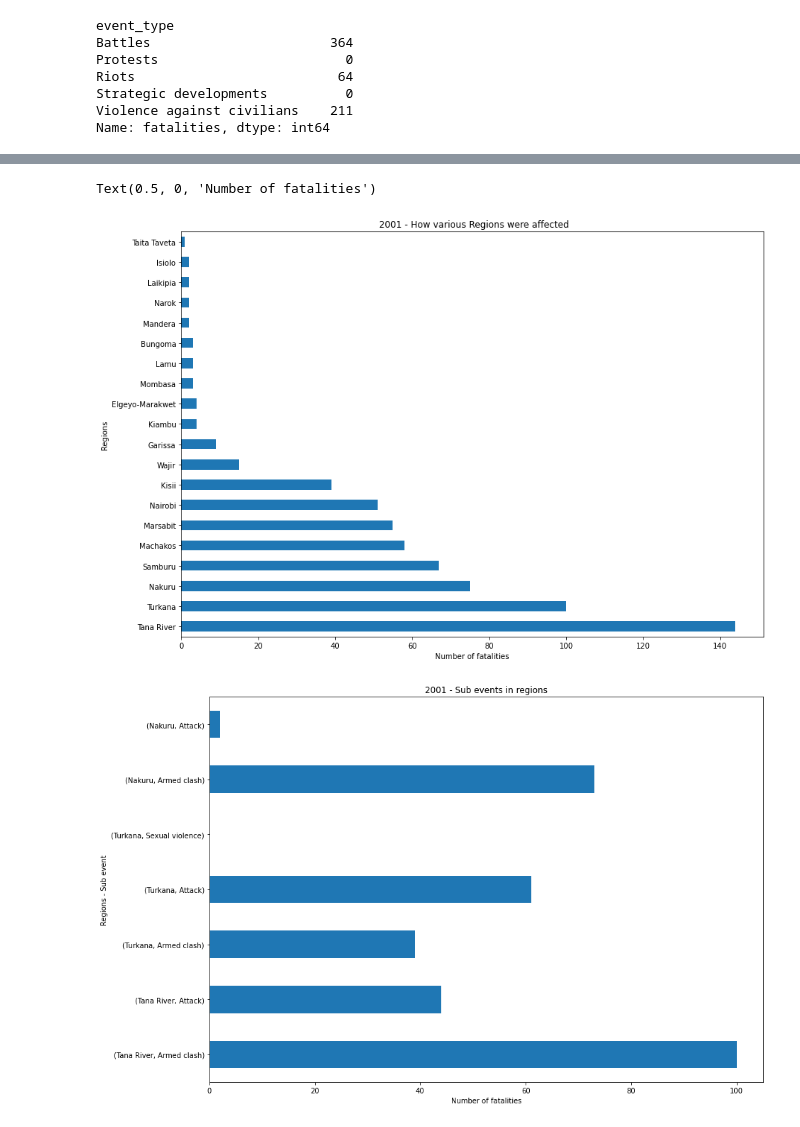
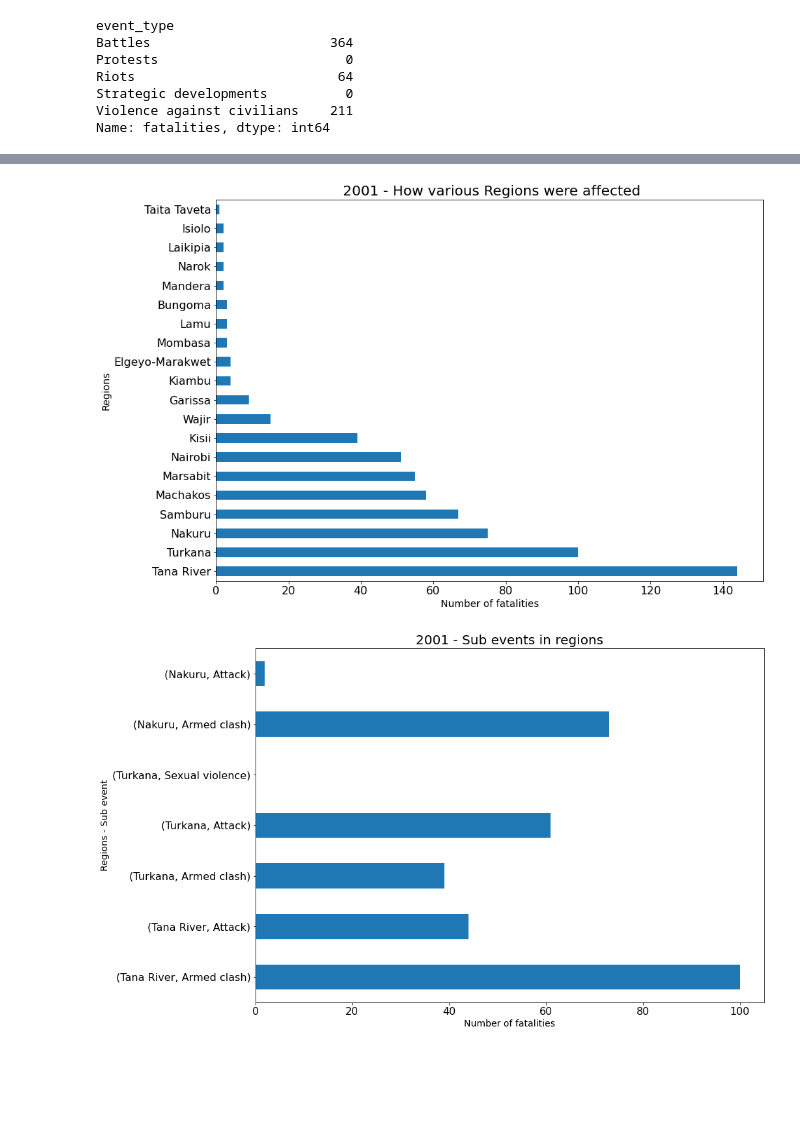
Before and after one commit to davidkiama/-SitakiViolence, a Jupyter notebook: 2001-violence_Ke.ipynb, the cells around one changed output, grey strips where cells are left out. Saved outputs shown, nothing was run; the diff lists cells and outputs as text; code cells hidden in the pictures; blank space fills up the shorter version.

```diff
--- a/2001-violence_Ke.ipynb
+++ b/2001-violence_Ke.ipynb
@@ -56,17 +60,22 @@ Text(0, 0.5, ' ')
 # %%
-df2001.groupby(df2001['admin1'])['fatalities'].sum().sort_values(ascending=False)[:20].plot(kind='barh', figsize=(14,10))
-plt.title(' 2001 - How various Regions were affected')
-plt.ylabel('Regions')
-plt.xlabel('Number of fatalities')
+df2001.groupby(df2001['admin1'])['fatalities'].sum().sort_values(ascending=False)[:20].plot(kind='barh', figsize=(14,10), fontsize=16)
+title = ' 2001 - How various Regions were affected'
+plt.title(title, fontsize=20)
+plt.ylabel('Regions',fontsize=14)
+plt.xlabel('Number of fatalities',fontsize=14)
+#Save Image
+plt.savefig(title, dpi=1000, facecolor='w')
 # %% [output]
-Text(0.5, 0, 'Number of fatalities')
-[figure, old version]
+[figure, new version]
 # %%
 regions = df2001.groupby([df2001['admin1'],df2001['sub_event_type']])['fatalities'].sum()
 # %%
-regions[['Tana River', 'Turkana', 'Nakuru']].plot(kind='barh', figsize=(14,10))
-plt.title('2001 - Sub events in regions')
-plt.ylabel('Regions - Sub event')
-plt.xlabel('Number of fatalities')
+regions[['Tana River', 'Turkana', 'Nakuru']].plot(kind='barh', figsize=(14,10),fontsize=16)
+title = '2001 - Sub events in regions'
+plt.title(title, fontsize=20)
+plt.ylabel('Regions - Sub event', fontsize=14)
+plt.xlabel('Number of fatalities', fontsize=14)
+#Save Image
+plt.savefig(title, dpi=1000, facecolor='w')
 # %% [output]
-[figure, old version]
+[figure, new version]
```
Also changed, not shown: parts of 2 cells of this notebook, 34 other files.
